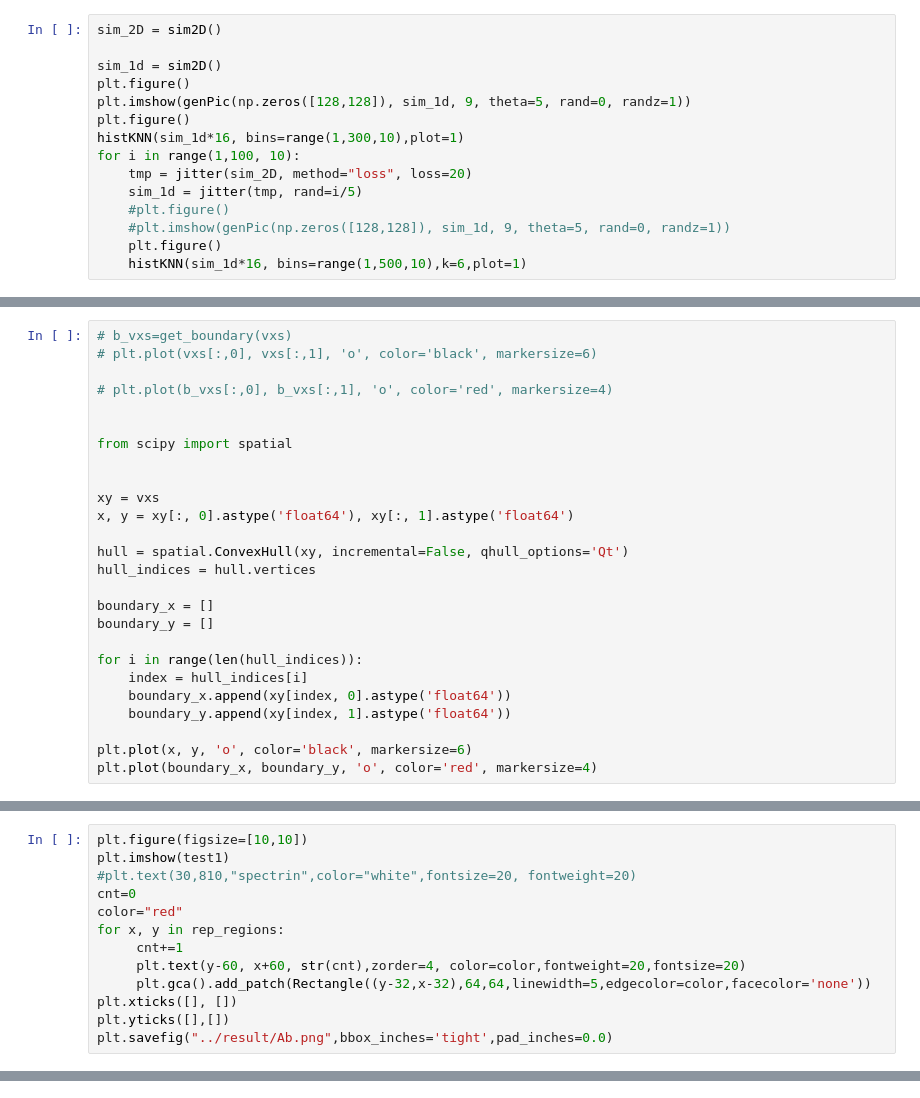
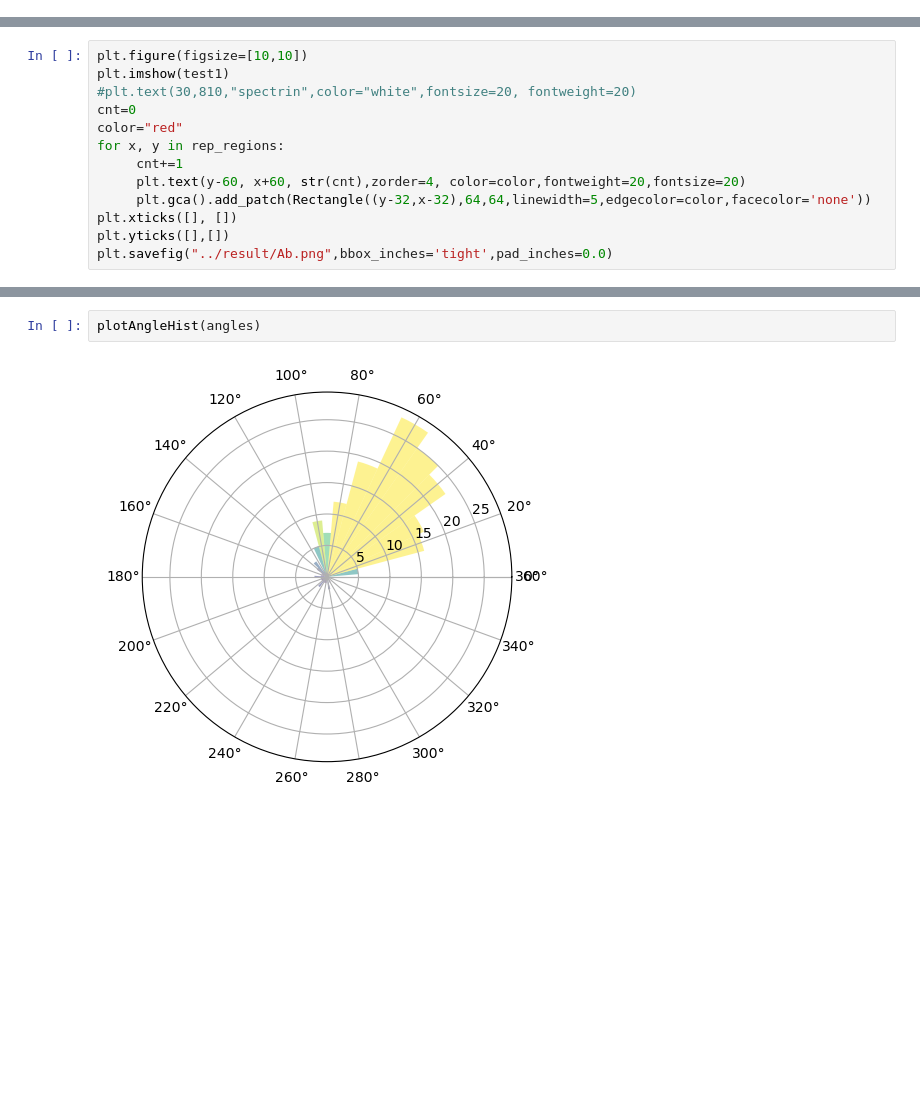
Before and after one commit to suestring7/actin_spectrin_cytoskeleton_project, a Jupyter notebook: code/Integrated.ipynb, the cells around one changed output, grey strips where cells are left out. Drawn from its saved outputs; the diff is of its cells as text; blank space fills up the shorter version.

Commit message:
add polar plot

```diff
--- a/code/Integrated.ipynb
+++ b/code/Integrated.ipynb
@@ -1374,18 +1356,3 @@ hist3KNN(jitter(jitter(sim_1D, method="noise")), bins=10)
-# %%
-sim_2D = sim2D()
-
-sim_1d = sim2D()
-plt.figure()
-plt.imshow(genPic(np.zeros([128,128]), sim_1d, 9, theta=5, rand=0, randz=1))
-plt.figure()
-histKNN(sim_1d*16, bins=range(1,300,10),plot=1)
-for i in range(1,100, 10):
-    tmp = jitter(sim_2D, method="loss", loss=20)
-    sim_1d = jitter(tmp, rand=i/5)
-    #plt.figure()
-    #plt.imshow(genPic(np.zeros([128,128]), sim_1d, 9, theta=5, rand=0, randz=1))
-    plt.figure()
-    histKNN(sim_1d*16, bins=range(1,500,10),k=6,plot=1)
 # %%
 vxs = sim2D()
 vxs=vxs*16
@@ -1724,26 +1571,0 @@ def get_boundary(vxs):
-# %%
-# b_vxs=get_boundary(vxs)
-# plt.plot(vxs[:,0], vxs[:,1], 'o', color='black', markersize=6)
-
-# plt.plot(b_vxs[:,0], b_vxs[:,1], 'o', color='red', markersize=4)
-
-
-from scipy import spatial
-
-
-xy = vxs
-x, y = xy[:, 0].astype('float64'), xy[:, 1].astype('float64')
-
-hull = spatial.ConvexHull(xy, incremental=False, qhull_options='Qt')
-hull_indices = hull.vertices
-
-boundary_x = []
-boundary_y = []
-
-for i in range(len(hull_indices)):
-    index = hull_indices[i]
-    boundary_x.append(xy[index, 0].astype('float64'))
-    boundary_y.append(xy[index, 1].astype('float64'))
-
-plt.plot(x, y, 'o', color='black', markersize=6)
-plt.plot(boundary_x, boundary_y, 'o', color='red', markersize=4)
@@ -2139,0 +1954,4 @@ plt.imshow(e,)
+# %%
+plotAngleHist(angles)
+# %% [output]
+[figure, added]
```
Also changed, not shown: parts of 38 cells of this notebook.
